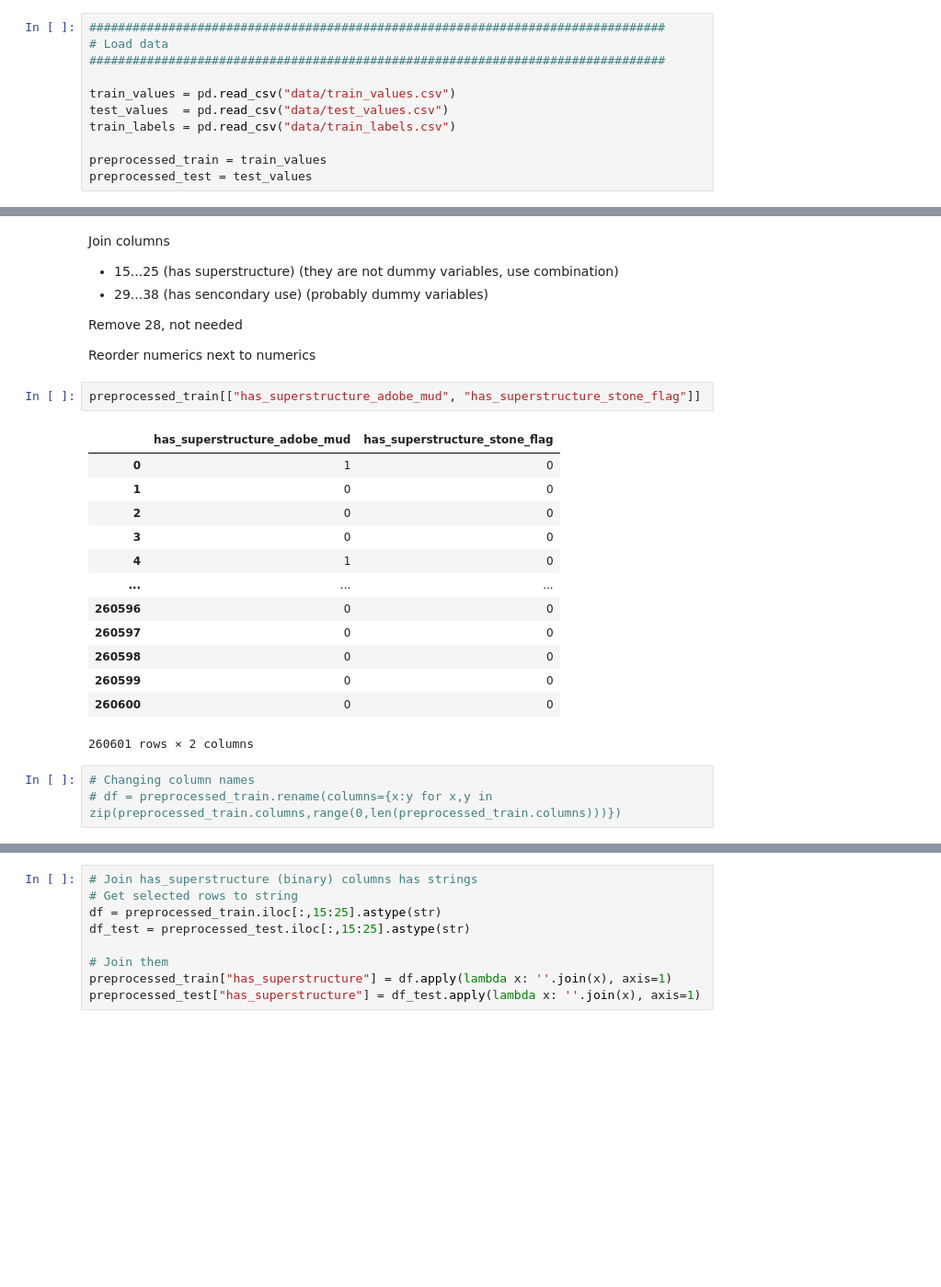
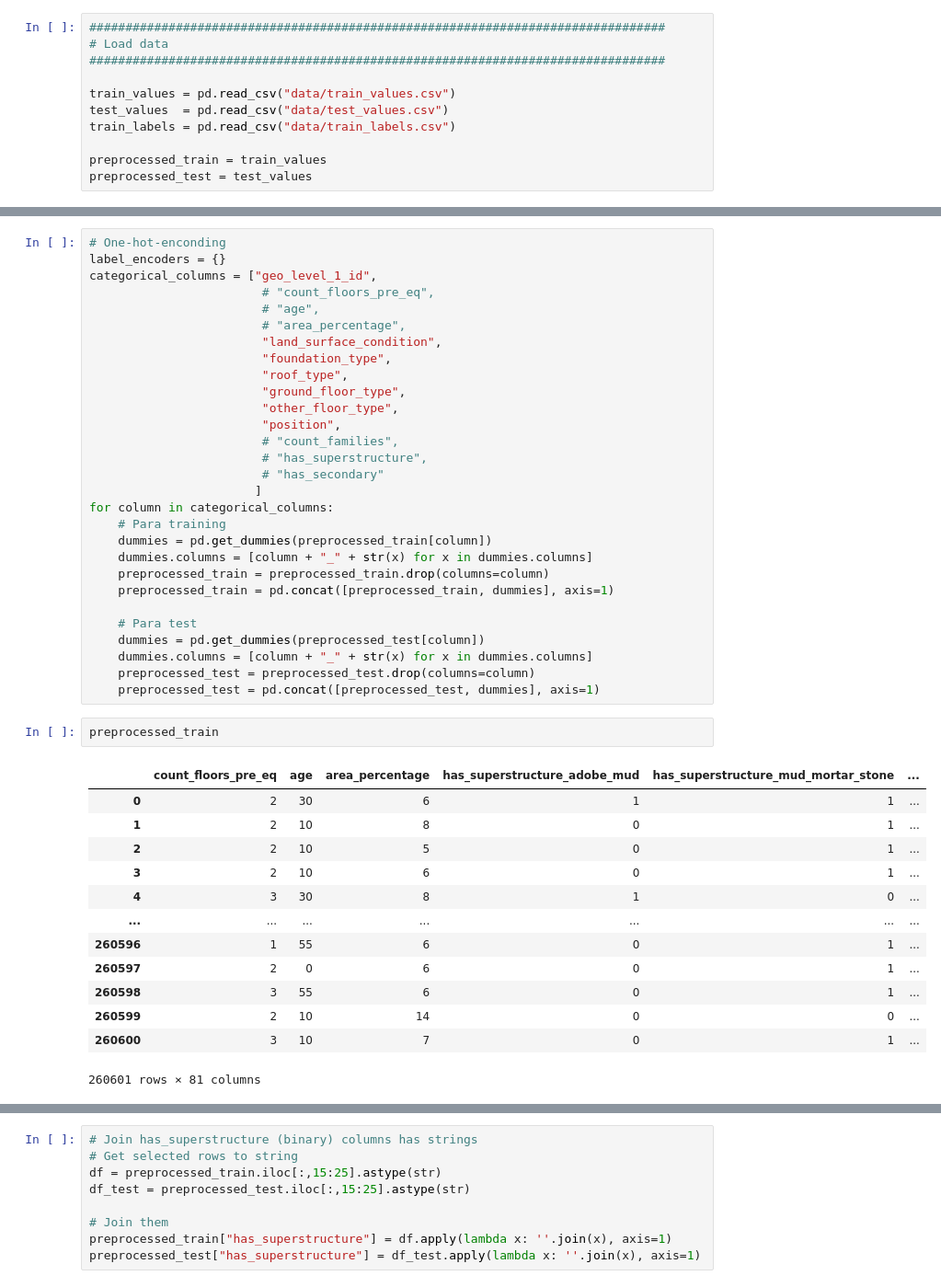
Before and after one commit to IgnacioVellido/DS-Assignments, a Jupyter notebook: MD-PC/Proyecto/preprocess.ipynb, the cells around one changed output, grey strips where cells are left out. Shown at 92% size. Saved outputs shown, nothing was run; the diff lists cells and outputs as text; blank space fills up the shorter version.

```diff
--- a/MD-PC/Proyecto/preprocess.ipynb
+++ b/MD-PC/Proyecto/preprocess.ipynb
@@ -100,27 +133,45 @@ for i,c in enumerate(preprocessed_train.columns):
-# %% [markdown]
-Join columns
-- 15...25 (has superstructure) (they are not dummy variables, use combination)
-- 29...38 (has sencondary use) (probably dummy variables)
-
-Remove 28, not needed
-
-Reorder numerics next to numerics
+# %%
+# One-hot-enconding
+label_encoders = {}
+categorical_columns = ["geo_level_1_id",
+                        # "count_floors_pre_eq",
+                        # "age",
+                        # "area_percentage",
+                        "land_surface_condition",
+                        "foundation_type",
+                        "roof_type",
+                        "ground_floor_type",
+                        "other_floor_type",
+                        "position",
+                        # "count_families",
+                        # "has_superstructure",
+                        # "has_secondary"
+                       ]
+for column in categorical_columns:
+    # Para training
+    dummies = pd.get_dummies(preprocessed_train[column])
+    dummies.columns = [column + "_" + str(x) for x in dummies.columns]
+    preprocessed_train = preprocessed_train.drop(columns=column)
+    preprocessed_train = pd.concat([preprocessed_train, dummies], axis=1)
+
+    # Para test
+    dummies = pd.get_dummies(preprocessed_test[column])
+    dummies.columns = [column + "_" + str(x) for x in dummies.columns]
+    preprocessed_test = preprocessed_test.drop(columns=column)
+    preprocessed_test = pd.concat([preprocessed_test, dummies], axis=1)
 # %%
-preprocessed_train[["has_superstructure_adobe_mud", "has_superstructure_stone_flag"]]
+preprocessed_train
 # %% [output]
-|  | has_superstructure_adobe_mud | has_superstructure_stone_flag |
-| 0 | 1 | 0 |
-| 1 | 0 | 0 |
-| 2 | 0 | 0 |
-| 3 | 0 | 0 |
-| 4 | 1 | 0 |
-| ... | ... | ... |
-| 260596 | 0 | 0 |
-| 260597 | 0 | 0 |
-| 260598 | 0 | 0 |
-| 260599 | 0 | 0 |
-| 260600 | 0 | 0 |
+|  | count_floors_pre_eq | age | area_percentage | has_superstructure_adobe_mud | has_superstructure_mud_mortar_stone | ... |
+| 0 | 2 | 30 | 6 | 1 | 1 | ... |
+| 1 | 2 | 10 | 8 | 0 | 1 | ... |
+| 2 | 2 | 10 | 5 | 0 | 1 | ... |
+| 3 | 2 | 10 | 6 | 0 | 1 | ... |
+| 4 | 3 | 30 | 8 | 1 | 0 | ... |
+| ... | ... | ... | ... | ... | ... | ... |
+| 260596 | 1 | 55 | 6 | 0 | 1 | ... |
+| 260597 | 2 | 0 | 6 | 0 | 1 | ... |
+| 260598 | 3 | 55 | 6 | 0 | 1 | ... |
+| 260599 | 2 | 10 | 14 | 0 | 0 | ... |
+| 260600 | 3 | 10 | 7 | 0 | 1 | ... |
-260601 rows × 2 columns
+260601 rows × 81 columns
-# %%
-# Changing column names
-# df = preprocessed_train.rename(columns={x:y for x,y in zip(preprocessed_train.columns,range(0,len(preprocessed_train.columns)))})
```
Also changed, not shown: parts of 30 cells of this notebook, 7 other files.
